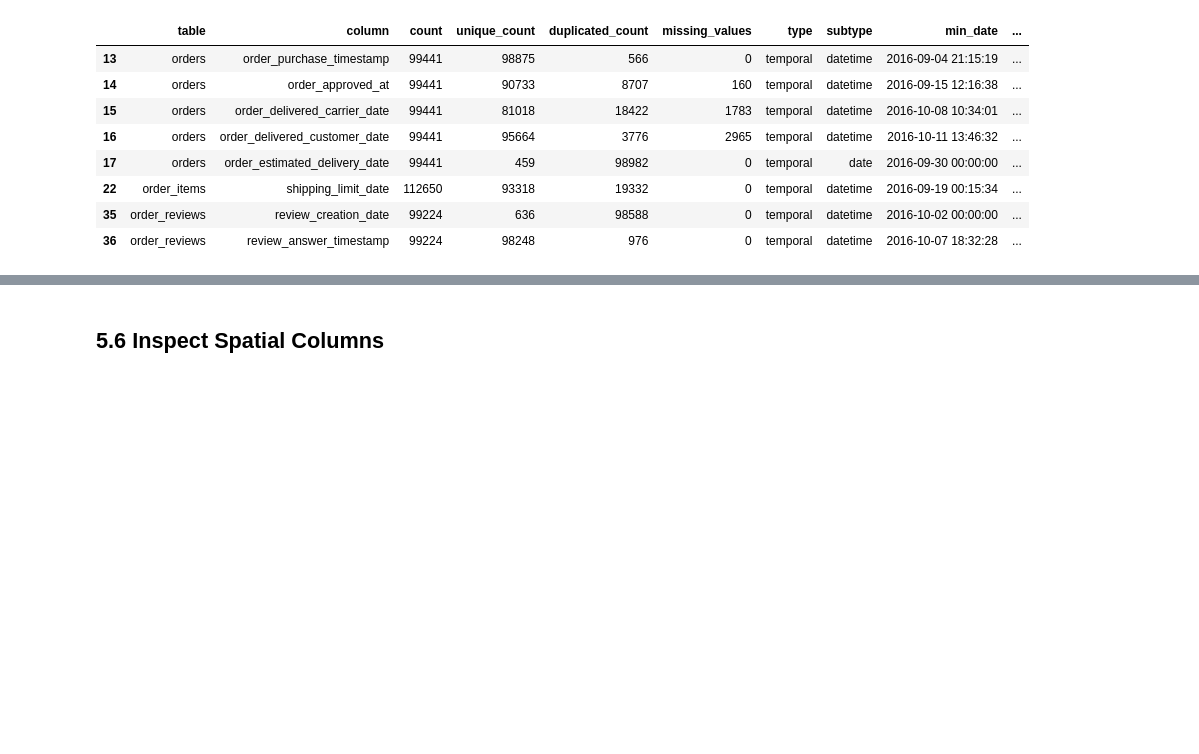
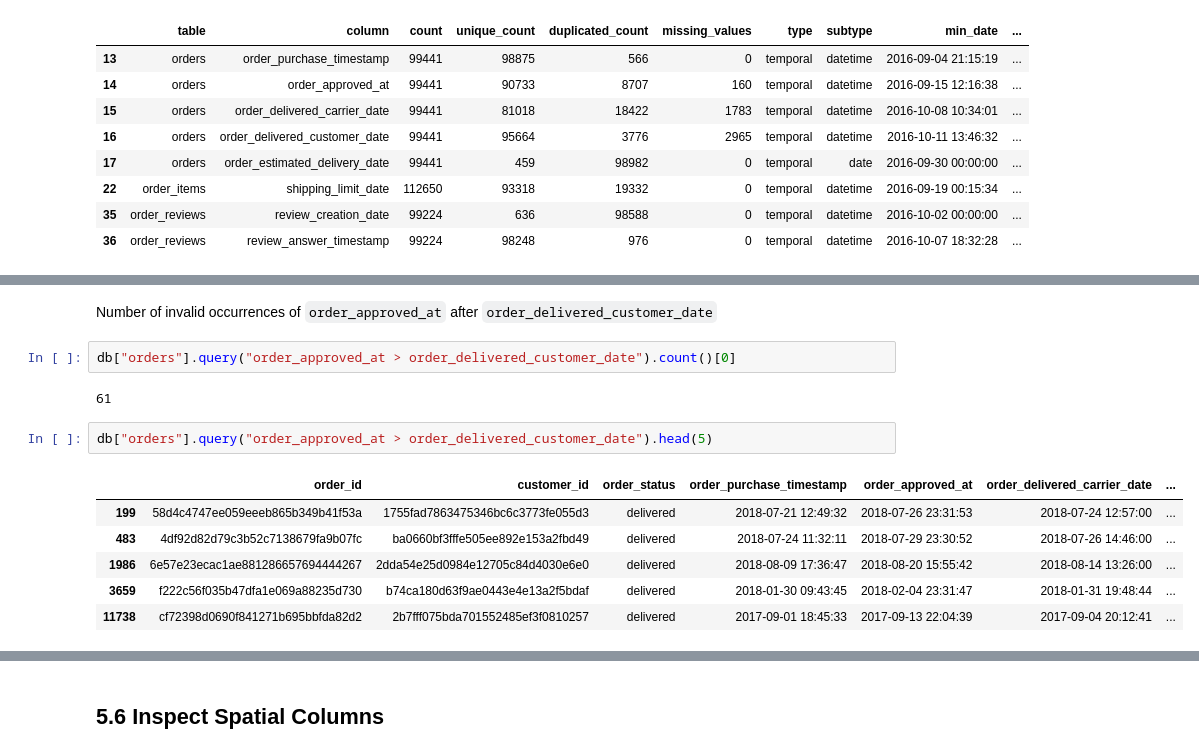
Before and after one commit to vmichael89/cf-brazilian-ecommerce-olist, a Jupyter notebook: notebooks/cleaning_exploration.ipynb, the cells around one changed output, grey strips where cells are left out. Drawn from its saved outputs; the diff is of its cells as text; blank space fills up the shorter version.

```diff
--- a/notebooks/cleaning_exploration.ipynb
+++ b/notebooks/cleaning_exploration.ipynb
@@ -2052,0 +2292,15 @@ df_summaries["temporal"]
+# %% [markdown]
+Number of invalid occurrences of `order_approved_at` after `order_delivered_customer_date`
+# %%
+db["orders"].query("order_approved_at > order_delivered_customer_date").count()[0]
+# %% [output]
+61
+# %%
+db["orders"].query("order_approved_at > order_delivered_customer_date").head(5)
+# %% [output]
+|  | order_id | customer_id | order_status | order_purchase_timestamp | order_approved_at | order_delivered_carrier_date | ... |
+| 199 | 58d4c4747ee059eeeb865b349b41f53a | 1755fad7863475346bc6c3773fe055d3 | delivered | 2018-07-21 12:49:32 | 2018-07-26 23:31:53 | 2018-07-24 12:57:00 | ... |
+| 483 | 4df92d82d79c3b52c7138679fa9b07fc | ba0660bf3fffe505ee892e153a2fbd49 | delivered | 2018-07-24 11:32:11 | 2018-07-29 23:30:52 | 2018-07-26 14:46:00 | ... |
+| 1986 | 6e57e23ecac1ae881286657694444267 | 2dda54e25d0984e12705c84d4030e6e0 | delivered | 2018-08-09 17:36:47 | 2018-08-20 15:55:42 | 2018-08-14 13:26:00 | ... |
+| 3659 | f222c56f035b47dfa1e069a88235d730 | b74ca180d63f9ae0443e4e13a2f5bdaf | delivered | 2018-01-30 09:43:45 | 2018-02-04 23:31:47 | 2018-01-31 19:48:44 | ... |
+| 11738 | cf72398d0690f841271b695bbfda82d2 | 2b7fff075bda701552485ef3f0810257 | delivered | 2017-09-01 18:45:33 | 2017-09-13 22:04:39 | 2017-09-04 20:12:41 | ... |
```
Also changed, not shown: parts of 52 cells of this notebook.
